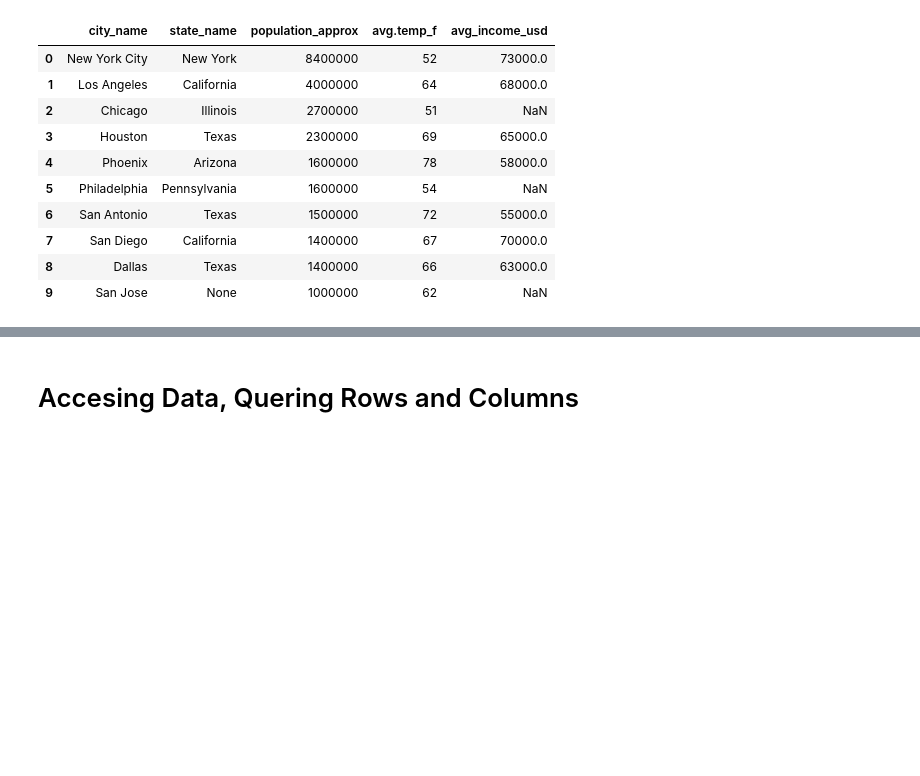
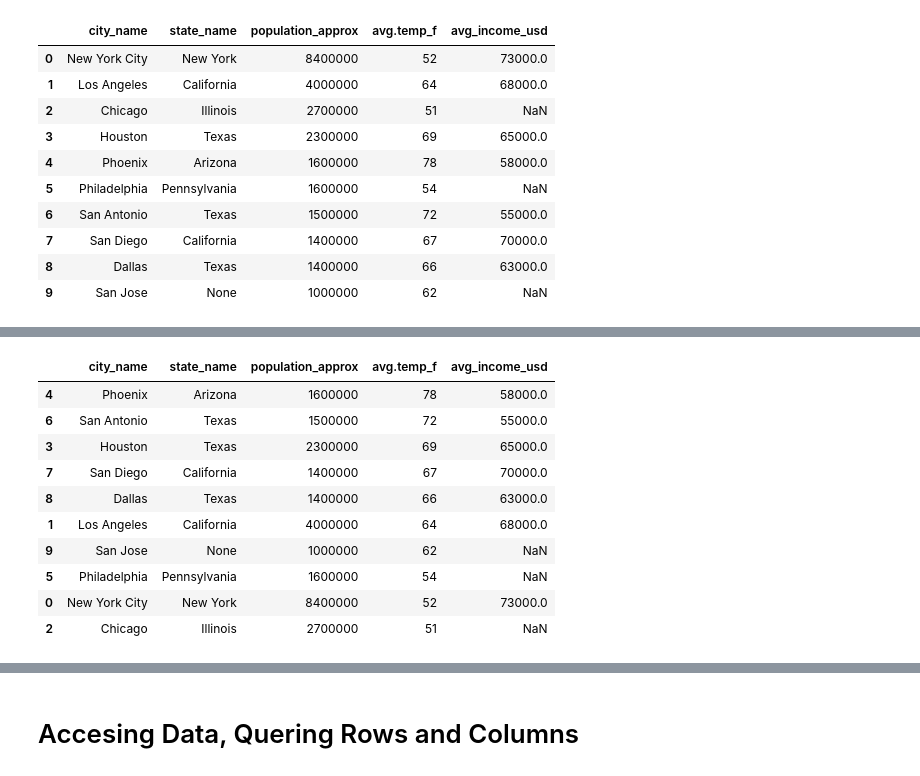
Before and after one commit to babli18/Programming-for-Analytics, a Jupyter notebook: Lectures/class 5.ipynb, the cells around one changed output, grey strips where cells are left out. Cells and saved outputs as stored; diff of their text form; code cells hidden in the pictures; blank space fills up the shorter version.

Commit message:
sort

```diff
--- a/Lectures/class 5.ipynb
+++ b/Lectures/class 5.ipynb
@@ -404,0 +417,19 @@ city_df
+# %%
+# sorting based on one column
+city_df.sort_values('population_approx',ascending=True)
+
+
+# sorting based on multiple column
+city_df.sort_values(['avg.temp_f','population_approx'],ascending=False)
+# %% [output]
+|  | city_name | state_name | population_approx | avg.temp_f | avg_income_usd |
+| 4 | Phoenix | Arizona | 1600000 | 78 | 58000.0 |
+| 6 | San Antonio | Texas | 1500000 | 72 | 55000.0 |
+| 3 | Houston | Texas | 2300000 | 69 | 65000.0 |
+| 7 | San Diego | California | 1400000 | 67 | 70000.0 |
+| 8 | Dallas | Texas | 1400000 | 66 | 63000.0 |
+| 1 | Los Angeles | California | 4000000 | 64 | 68000.0 |
+| 9 | San Jose | None | 1000000 | 62 | NaN |
+| 5 | Philadelphia | Pennsylvania | 1600000 | 54 | NaN |
+| 0 | New York City | New York | 8400000 | 52 | 73000.0 |
+| 2 | Chicago | Illinois | 2700000 | 51 | NaN |
```
Also changed, not shown: parts of 35 cells of this notebook.
